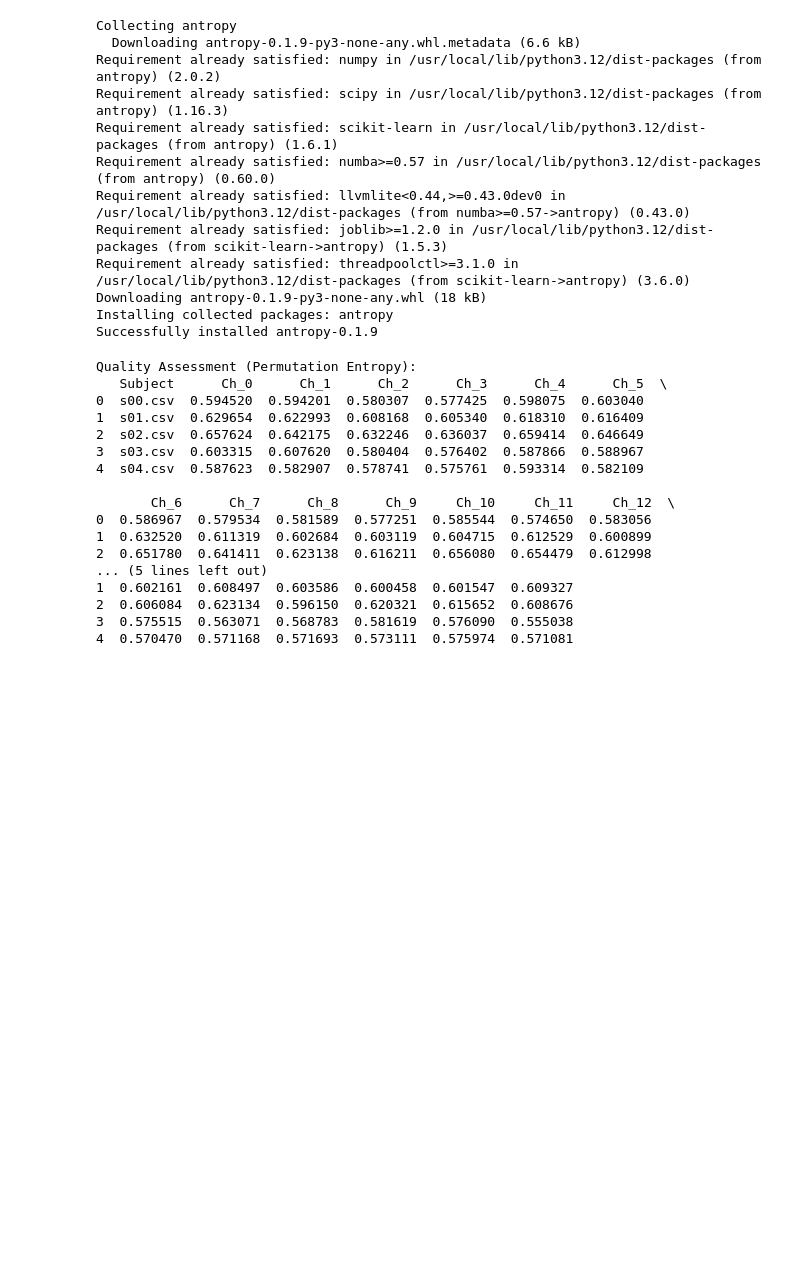
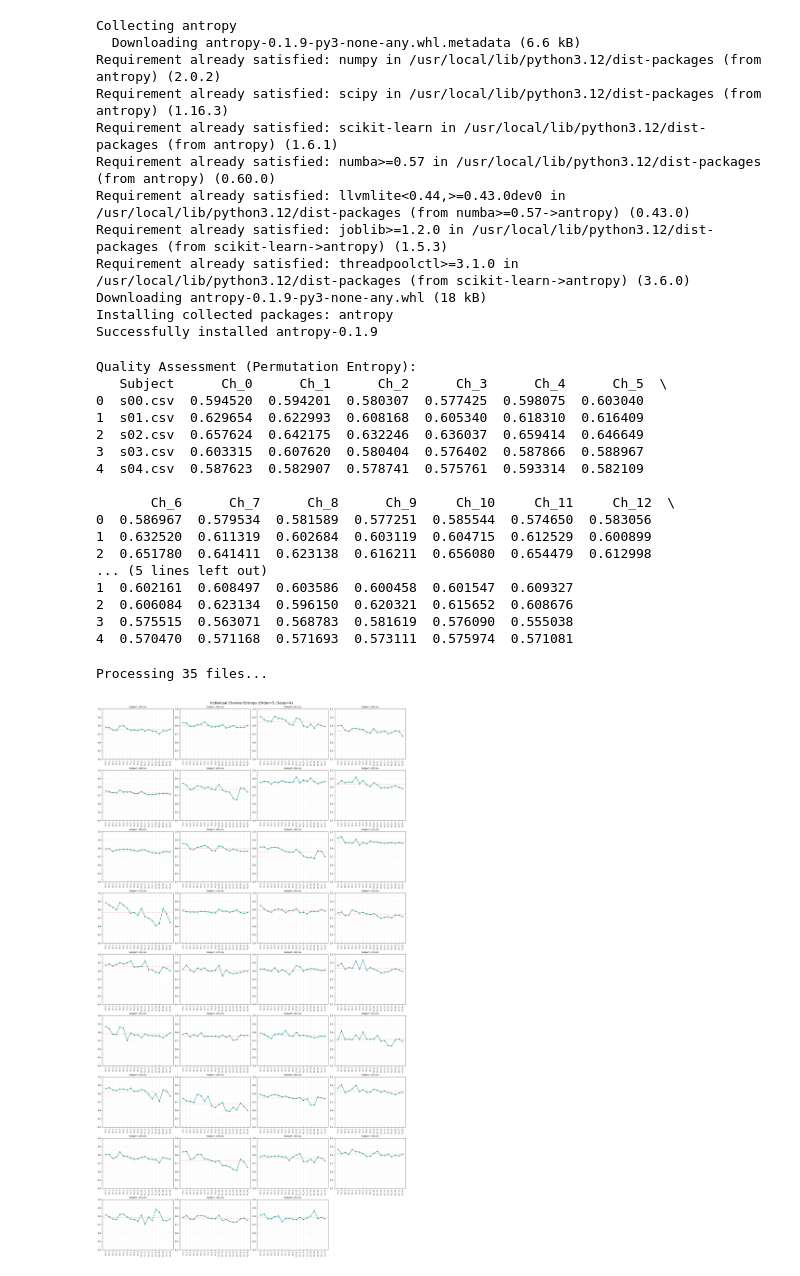
Before and after one commit to username-usr/makingbrandnewsecretkey, a Jupyter notebook: openlabs_2_[finding_entropy_in_different_stage].ipynb, the cells around one changed output. Saved outputs shown, nothing was run; the diff lists cells and outputs as text; code cells hidden in the pictures; blank space fills up the shorter version.

```diff
--- a/openlabs_2_[finding_entropy_in_different_stage].ipynb
+++ b/openlabs_2_[finding_entropy_in_different_stage].ipynb
@@ -70,3 +70,72 @@ Quality Assessment (Permutation Entropy):
 2  0.606084  0.623134  0.596150  0.620321  0.615652  0.608676
 3  0.575515  0.563071  0.568783  0.581619  0.576090  0.555038
 4  0.570470  0.571168  0.571693  0.573111  0.575974  0.571081
+# %%
+import pandas as pd
+import numpy as np
+import antropy as ant
+import glob
+import os
+import matplotlib.pyplot as plt
+import seaborn as sns
+
+# --- CONFIGURATION ---
+folder_path = '/content'
+num_files_to_process = 100
+ORDER = 5
+DELAY = 4
+# ---------------------
+
+all_files = sorted(glob.glob(os.path.join(folder_path, "s*.csv")))
+files = all_files[:num_files_to_process]
+
+results = []
+print(f"Processing {len(files)} files...")
+
+for file in files:
+    df = pd.read_csv(file, header=None)
+    df.columns = [f'Ch_{i}' for i in range(df.shape[1])]
+    subject_name = os.path.basename(file)
+    subject_entropies = {'Subject': subject_name}
+
+    for col in df.columns:
+        signal = df[col].values
+        pe = ant.perm_entropy(signal, order=ORDER, delay=DELAY, normalize=True)
+        subject_entropies[col] = pe
+    results.append(subject_entropies)
+
+entropy_df = pd.DataFrame(results).set_index('Subject')
+
+# --- NEW: INDIVIDUAL SUBJECT VISUALIZATION ---
+
+# Define how many plots per row
+plots_per_row = 4
+num_subjects = len(entropy_df)
+num_rows = (num_subjects + plots_per_row - 1) // plots_per_row
+
+# Create the figure
+fig, axes = plt.subplots(num_rows, plots_per_row, figsize=(20, num_rows * 4), constrained_layout=True)
+axes = axes.flatten() # Flatten to iterate easily
+
+for i, (subject, row) in enumerate(entropy_df.iterrows()):
+    ax = axes[i]
+    # Plot the entropy values for each channel for this specific subject
+    row.plot(kind='line', marker='o', ax=ax, color='teal', markersize=4)
+    ax.set_title(f"Subject: {subject}", fontsize=10)
+    ax.set_ylim(0.4, 1.0) # Standard EEG quality range
+    ax.set_xticks(range(len(row)))
+    ax.set_xticklabels(row.index, rotation=90, fontsize=8)
+    ax.grid(True, alpha=0.2)
+
+    # Optional: Draw the individual subject's mean line
+    ax.axhline(y=row.mean(), color='red', linestyle='--', alpha=0.5, linewidth=1)
+
+# Hide any empty subplots if num_subjects is not a multiple of plots_per_row
+for j in range(i + 1, len(axes)):
+    axes[j].axis('off')
+
+plt.suptitle(f'Individual Channel Entropy (Order={ORDER}, Delay={DELAY})', fontsize=16)
+plt.show()
+# %% [output]
+Processing 35 files...
+[figure, added]
```
Also changed, not shown: parts of 2 cells of this notebook.
